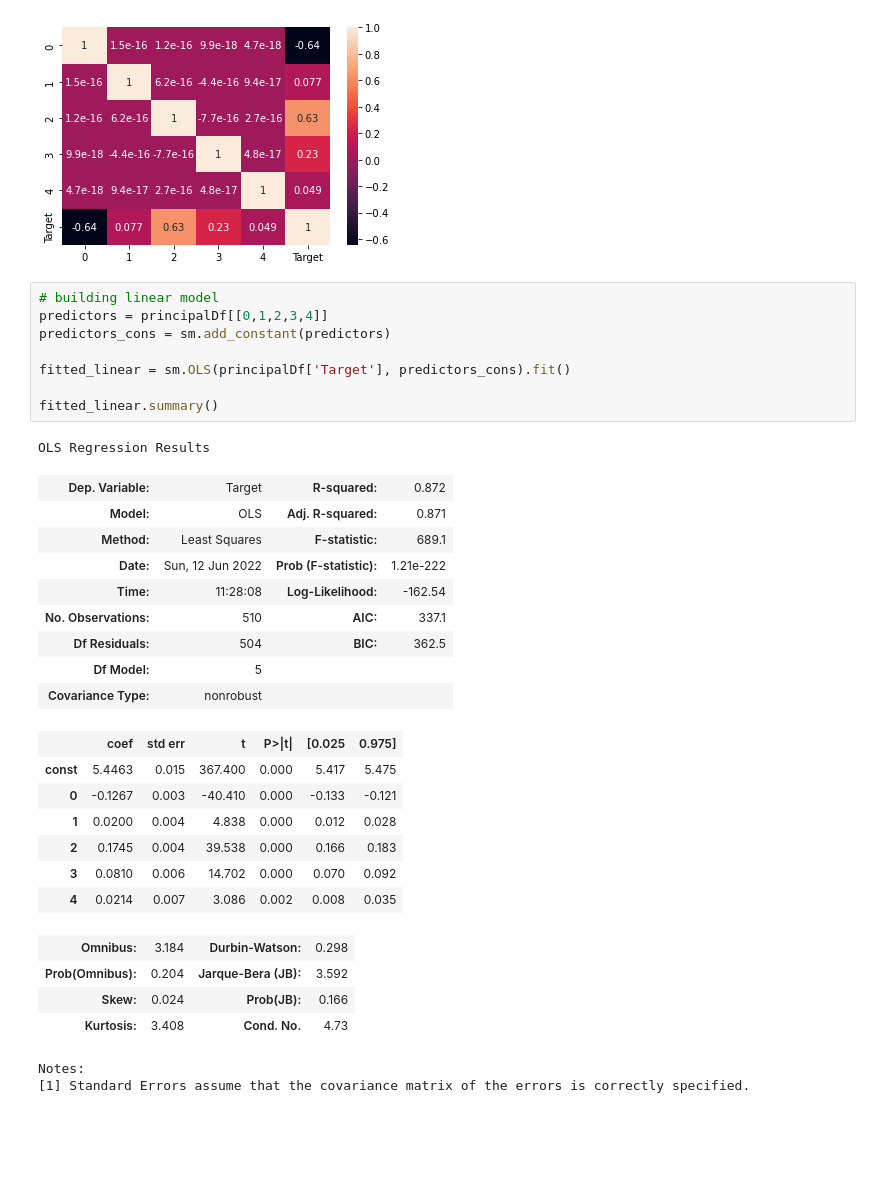
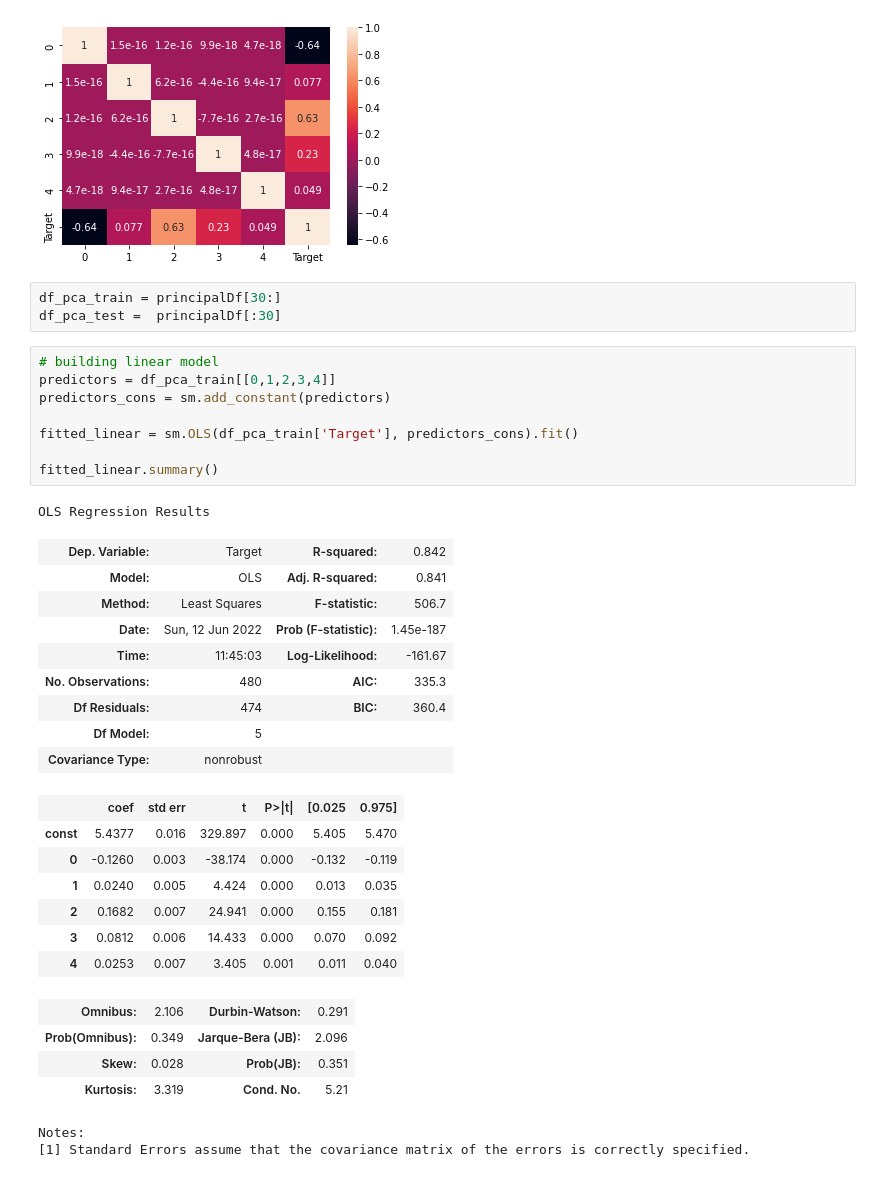
Before and after one commit to michaelortiz05/algotrader, a Jupyter notebook: Joshuas_MacD.ipynb, the cells around one changed output. Saved outputs shown, nothing was run; the diff lists cells and outputs as text; blank space fills up the shorter version.

Commit message:
ran test set on pca forecast models

```diff
--- a/Joshuas_MacD.ipynb
+++ b/Joshuas_MacD.ipynb
@@ -289,36 +289,39 @@ sn.heatmap(corrMatrix, annot=True)
 plt.show()
 # %% [output]
 [figure]
+# %%
+df_pca_train = principalDf[30:]
+df_pca_test =  principalDf[:30]
 # %%
 # building linear model
-predictors = principalDf[[0,1,2,3,4]]
+predictors = df_pca_train[[0,1,2,3,4]]
 predictors_cons = sm.add_constant(predictors)
 
-fitted_linear = sm.OLS(principalDf['Target'], predictors_cons).fit()
+fitted_linear = sm.OLS(df_pca_train['Target'], predictors_cons).fit()
 
 fitted_linear.summary()
 # %% [output]
 OLS Regression Results
-| Dep. Variable: | Target | R-squared: | 0.872 |
-| Model: | OLS | Adj. R-squared: | 0.871 |
-| Method: | Least Squares | F-statistic: | 689.1 |
-| Date: | Sun, 12 Jun 2022 | Prob (F-statistic): | 1.21e-222 |
-| Time: | 11:28:08 | Log-Likelihood: | -162.54 |
-| No. Observations: | 510 | AIC: | 337.1 |
-| Df Residuals: | 504 | BIC: | 362.5 |
+| Dep. Variable: | Target | R-squared: | 0.842 |
+| Model: | OLS | Adj. R-squared: | 0.841 |
+| Method: | Least Squares | F-statistic: | 506.7 |
+| Date: | Sun, 12 Jun 2022 | Prob (F-statistic): | 1.45e-187 |
+| Time: | 11:45:03 | Log-Likelihood: | -161.67 |
+| No. Observations: | 480 | AIC: | 335.3 |
+| Df Residuals: | 474 | BIC: | 360.4 |
 | Df Model: | 5 |  |  |
 | Covariance Type: | nonrobust |  |  |
 |  | coef | std err | t | P>|t| | [0.025 | 0.975] |
-| const | 5.4463 | 0.015 | 367.400 | 0.000 | 5.417 | 5.475 |
-| 0 | -0.1267 | 0.003 | -40.410 | 0.000 | -0.133 | -0.121 |
-| 1 | 0.0200 | 0.004 | 4.838 | 0.000 | 0.012 | 0.028 |
-| 2 | 0.1745 | 0.004 | 39.538 | 0.000 | 0.166 | 0.183 |
-| 3 | 0.0810 | 0.006 | 14.702 | 0.000 | 0.070 | 0.092 |
-| 4 | 0.0214 | 0.007 | 3.086 | 0.002 | 0.008 | 0.035 |
+| const | 5.4377 | 0.016 | 329.897 | 0.000 | 5.405 | 5.470 |
+| 0 | -0.1260 | 0.003 | -38.174 | 0.000 | -0.132 | -0.119 |
+| 1 | 0.0240 | 0.005 | 4.424 | 0.000 | 0.013 | 0.035 |
+| 2 | 0.1682 | 0.007 | 24.941 | 0.000 | 0.155 | 0.181 |
+| 3 | 0.0812 | 0.006 | 14.433 | 0.000 | 0.070 | 0.092 |
+| 4 | 0.0253 | 0.007 | 3.405 | 0.001 | 0.011 | 0.040 |
-| Omnibus: | 3.184 | Durbin-Watson: | 0.298 |
-| Prob(Omnibus): | 0.204 | Jarque-Bera (JB): | 3.592 |
-| Skew: | 0.024 | Prob(JB): | 0.166 |
-| Kurtosis: | 3.408 | Cond. No. | 4.73 |
+| Omnibus: | 2.106 | Durbin-Watson: | 0.291 |
+| Prob(Omnibus): | 0.349 | Jarque-Bera (JB): | 2.096 |
+| Skew: | 0.028 | Prob(JB): | 0.351 |
+| Kurtosis: | 3.319 | Cond. No. | 5.21 |
 Notes:
 [1] Standard Errors assume that the covariance matrix of the errors is correctly specified.
 # %%
```
Also changed, not shown: parts of 13 cells of this notebook.
